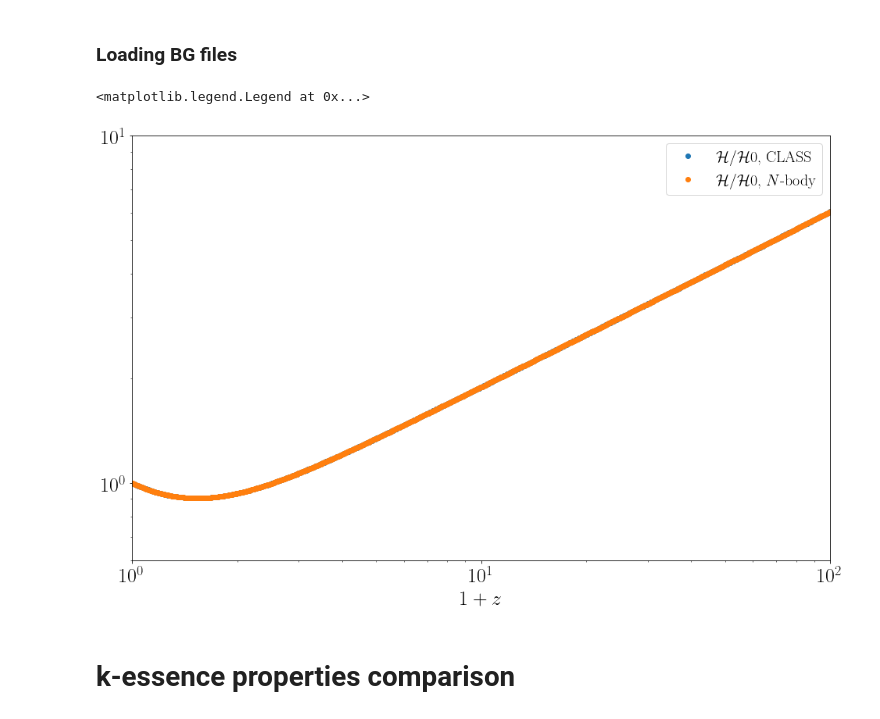
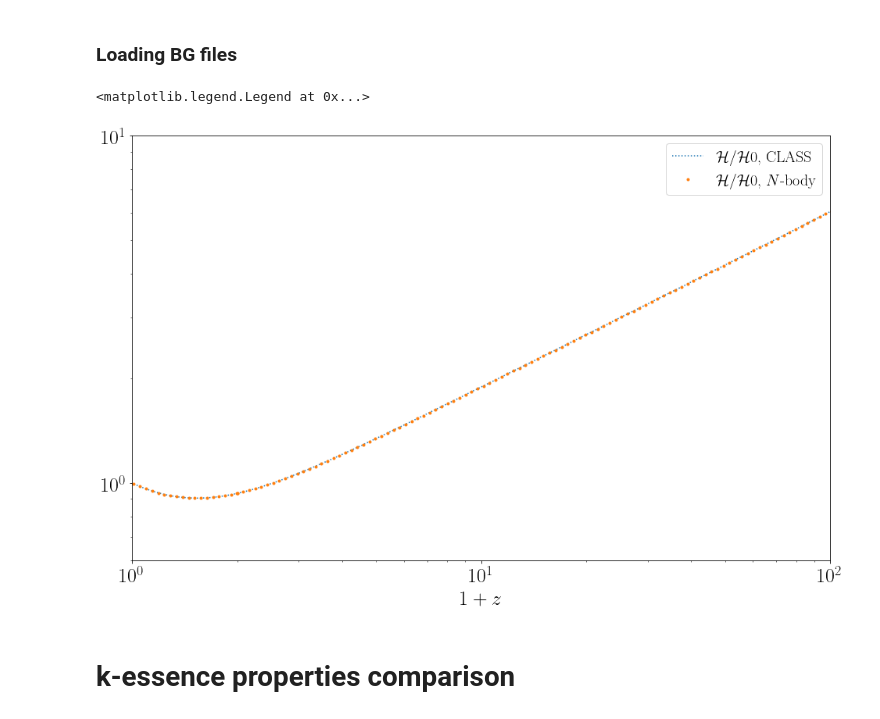
Before and after one commit to FarbodHassani/k-evolution_devel, a Jupyter notebook: Notebooks/kevolutoin_vs_hiclass.ipynb, the cells around one changed output. Drawn from its saved outputs; the diff is of its cells as text; code cells hidden in the pictures.

```diff
--- a/Notebooks/kevolutoin_vs_hiclass.ipynb
+++ b/Notebooks/kevolutoin_vs_hiclass.ipynb
@@ -84,30 +84,30 @@ class_bg = np.loadtxt("./../../hi_class_pub_devel/output/kessence_power00_backgr
 # %%
 plt.figure(figsize=(16,10))
 plt.rc('text', usetex=True)
 font = {'family' : 'normal',
         'weight' : 'bold',
         'size'   : text_size}
 plt.rc('font', **font)
 
 # H0 = class_file[-1:,3]
 a = 1./(1+class_bg[:,0])
-plt.plot(1+class_bg[:,0],class_bg[:,3]*a/class_bg[-1:,3],"o",label=r"$\mathcal H/\mathcal H0$, CLASS")
-# plt.plot(1+class_file[:,0],class_file[:,30],"o",label=r"CLASS, $\varphi''$")
+plt.plot(1+class_bg[:,0],class_bg[:,3]*a/class_bg[-1:,3],":",label=r"$\mathcal H/\mathcal H0$, CLASS")
+# plt.plot(1+class_bg[:,0],class_bg[:,30],"o",label=r"CLASS, $\varphi''$")
 
 
-plt.plot(1./(bg[:,2]), bg[:,3],"o",label=r"$\mathcal H /\mathcal H0$, $N$-body")
+plt.plot(1./(bg[:,2]), bg[:,3],".",label=r"$\mathcal H /\mathcal H0$, $N$-body")
 
 
 # plt.ylabel(r"$c_s^2$")
 plt.xlabel(r"$1+z$")
 plt.xlim(1, 100 )
 plt.ylim(0.6, 1.e1)
 plt.yscale('log')
 plt.xscale('log')
 plt.legend(fontsize=20)
 # %% [output]
 <matplotlib.legend.Legend at 0x...>
-[figure, old version]
+[figure, new version]
 # %% [markdown]
 # k-essence properties comparison
 # %% [markdown]
```
Also changed, not shown: parts of 18 cells of this notebook, 5 other files.
